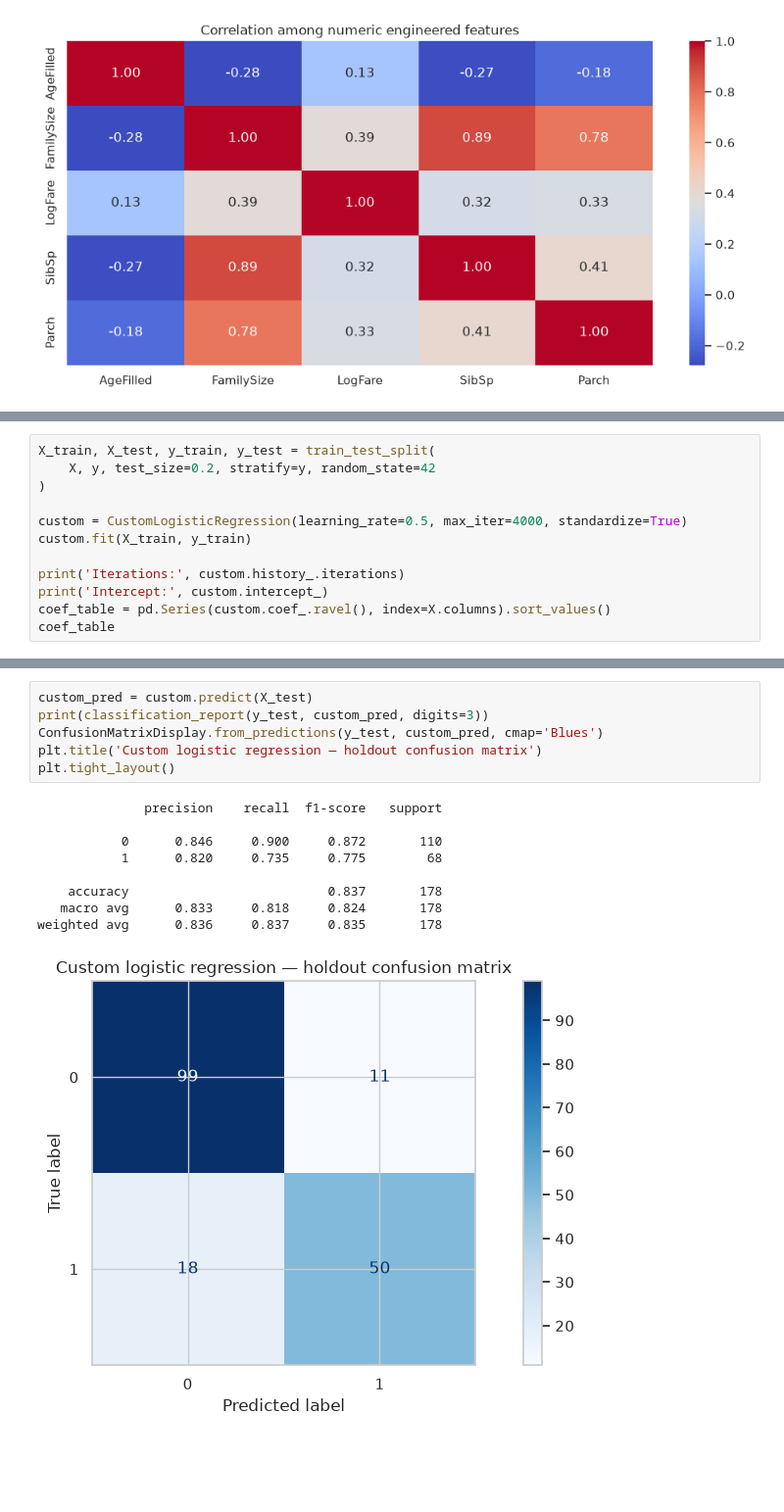
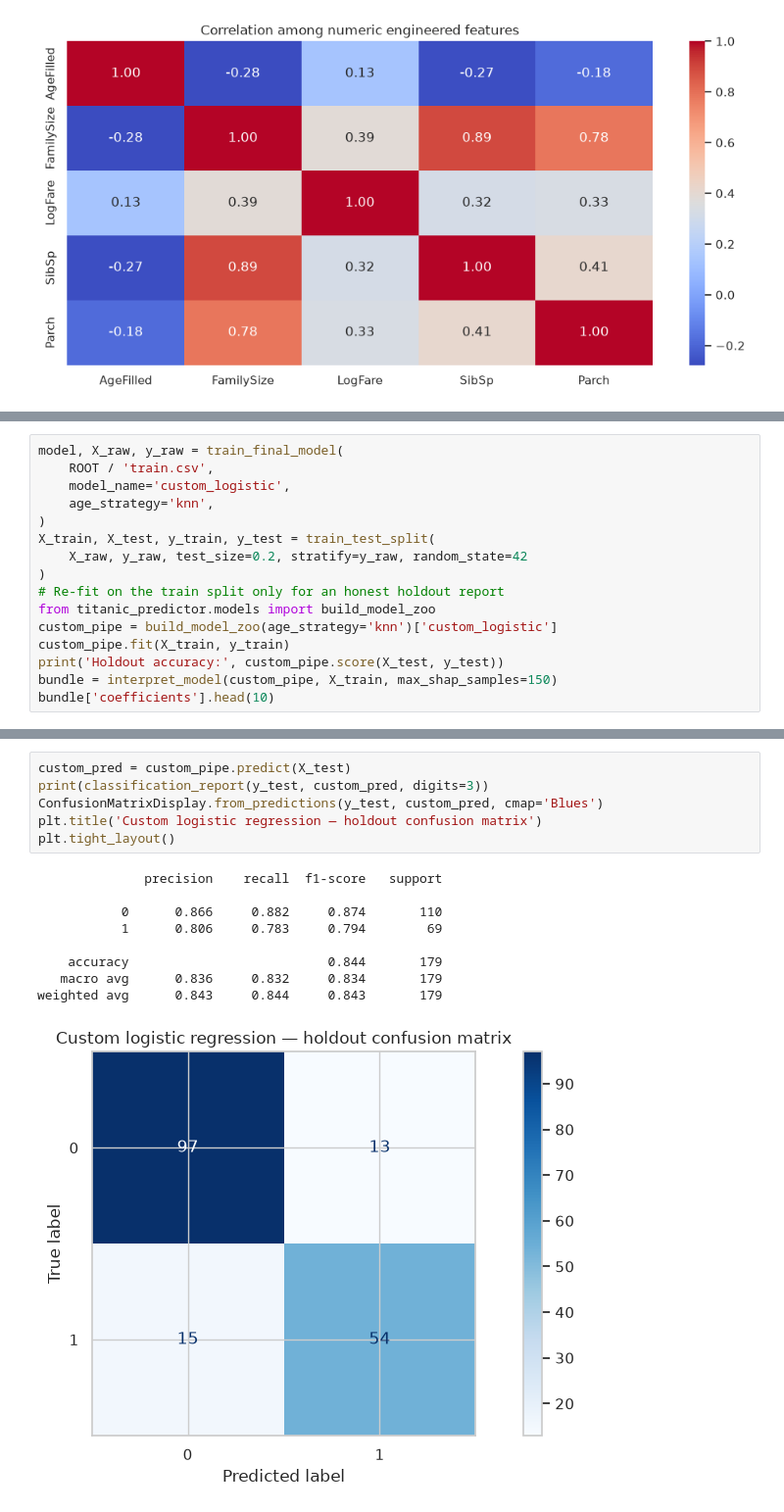
Before and after one commit to juandapradam12/TitanicSurvivalPredictor, a Jupyter notebook: TitanicSurvivalPredictor.ipynb, the cells around one changed output, grey strips where cells are left out. Shown at 98% size. Saved outputs shown, nothing was run; the diff lists cells and outputs as text; blank space fills up the shorter version.

```diff
--- a/TitanicSurvivalPredictor.ipynb
+++ b/TitanicSurvivalPredictor.ipynb
@@ -126,13 +136,17 @@ Train the pedagogical estimator on a stratified holdout split and inspect coeffi
 # %%
+model, X_raw, y_raw = train_final_model(
+    ROOT / 'train.csv',
+    model_name='custom_logistic',
+    age_strategy='knn',
+)
 X_train, X_test, y_train, y_test = train_test_split(
-    X, y, test_size=0.2, stratify=y, random_state=42
+    X_raw, y_raw, test_size=0.2, stratify=y_raw, random_state=42
 )
-
-custom = CustomLogisticRegression(learning_rate=0.5, max_iter=4000, standardize=True)
-custom.fit(X_train, y_train)
-
-print('Iterations:', custom.history_.iterations)
-print('Intercept:', custom.intercept_)
-coef_table = pd.Series(custom.coef_.ravel(), index=X.columns).sort_values()
-coef_table
+# Re-fit on the train split only for an honest holdout report
+from titanic_predictor.models import build_model_zoo
+custom_pipe = build_model_zoo(age_strategy='knn')['custom_logistic']
+custom_pipe.fit(X_train, y_train)
+print('Holdout accuracy:', custom_pipe.score(X_test, y_test))
+bundle = interpret_model(custom_pipe, X_train, max_shap_samples=150)
+bundle['coefficients'].head(10)
 # %% [output]
@@ -157,17 +166,17 @@ dtype: float64
 # %%
-custom_pred = custom.predict(X_test)
+custom_pred = custom_pipe.predict(X_test)
 print(classification_report(y_test, custom_pred, digits=3))
 ConfusionMatrixDisplay.from_predictions(y_test, custom_pred, cmap='Blues')
 plt.title('Custom logistic regression — holdout confusion matrix')
 plt.tight_layout()
 # %% [output]
               precision    recall  f1-score   support
 
-           0      0.846     0.900     0.872       110
-           1      0.820     0.735     0.775        68
+           0      0.866     0.882     0.874       110
+           1      0.806     0.783     0.794        69
 
-    accuracy                          0.837       178
-   macro avg      0.833     0.818     0.824       178
-weighted avg      0.836     0.837     0.835       178
+    accuracy                          0.844       179
+   macro avg      0.836     0.832     0.834       179
+weighted avg      0.843     0.844     0.843       179
-[figure, old version]
+[figure, new version]
 # %% [markdown]
```
Also changed, not shown: parts of 14 cells of this notebook, 20 other files.
